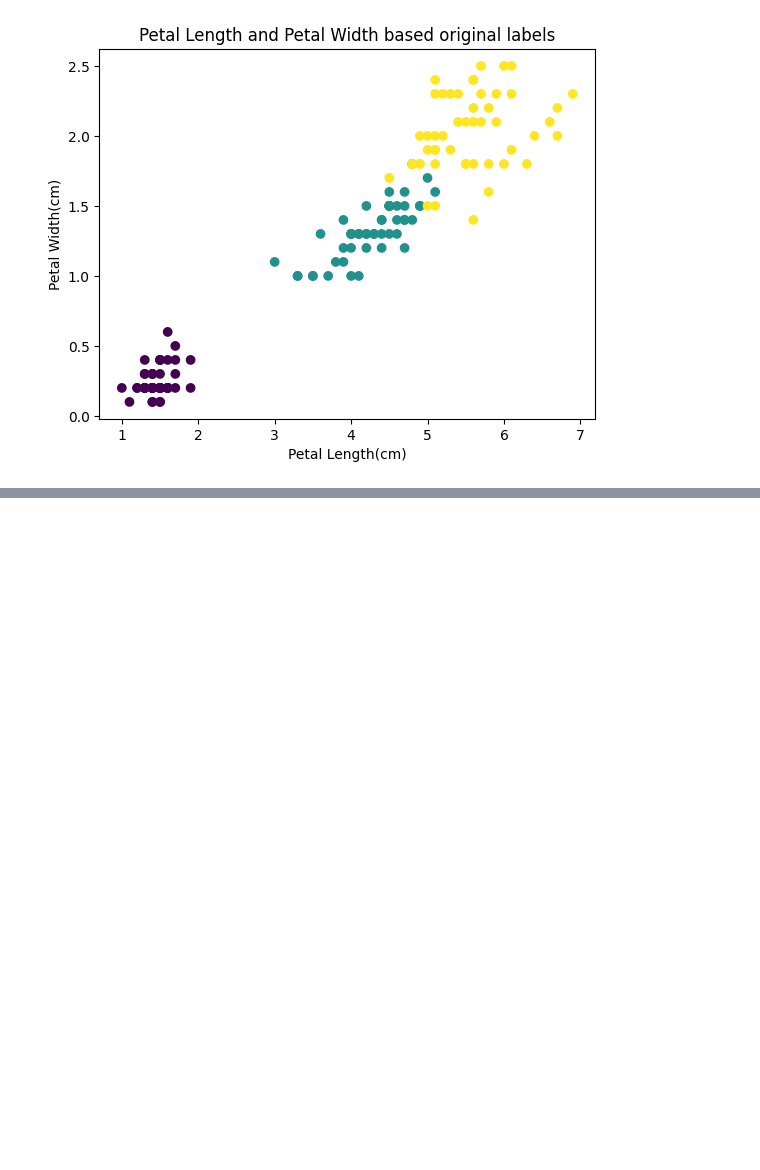
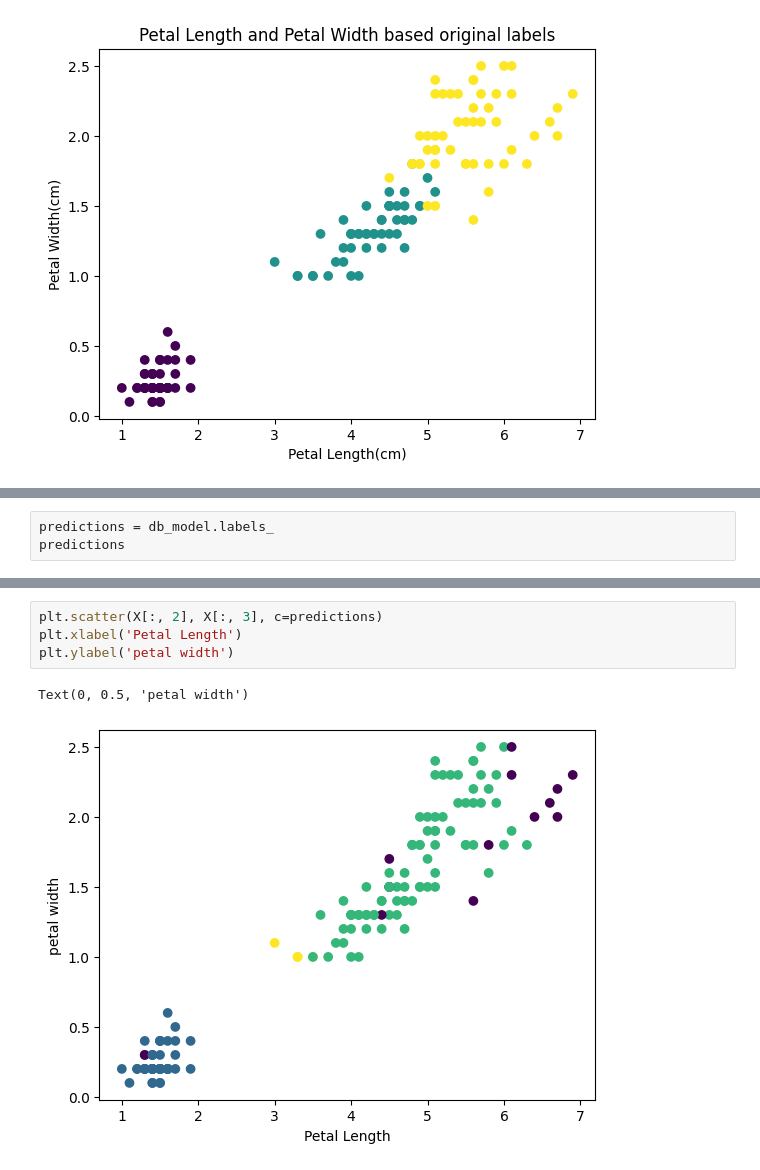
Before and after one commit to ShravaniAWanjari/ensemble-framework-based-market-prediction, a Jupyter notebook: practicing-unsupervised-learning/kmeans.ipynb, the cells around one changed output, grey strips where cells are left out. Drawn from its saved outputs; the diff is of its cells as text; blank space fills up the shorter version.

```diff
--- a/practicing-unsupervised-learning/kmeans.ipynb
+++ b/practicing-unsupervised-learning/kmeans.ipynb
@@ -55,0 +139,3 @@ plt.title('Petal Length and Petal Width based original labels');
+# %%
+predictions = db_model.labels_
+predictions
@@ -55,0 +160,7 @@ plt.title('Petal Length and Petal Width based original labels');
+# %%
+plt.scatter(X[:, 2], X[:, 3], c=predictions)
+plt.xlabel('Petal Length')
+plt.ylabel('petal width')
+# %% [output]
+Text(0, 0.5, 'petal width')
+[figure, added]
```
Also changed, not shown: parts of 16 cells of this notebook, 2 other files.
